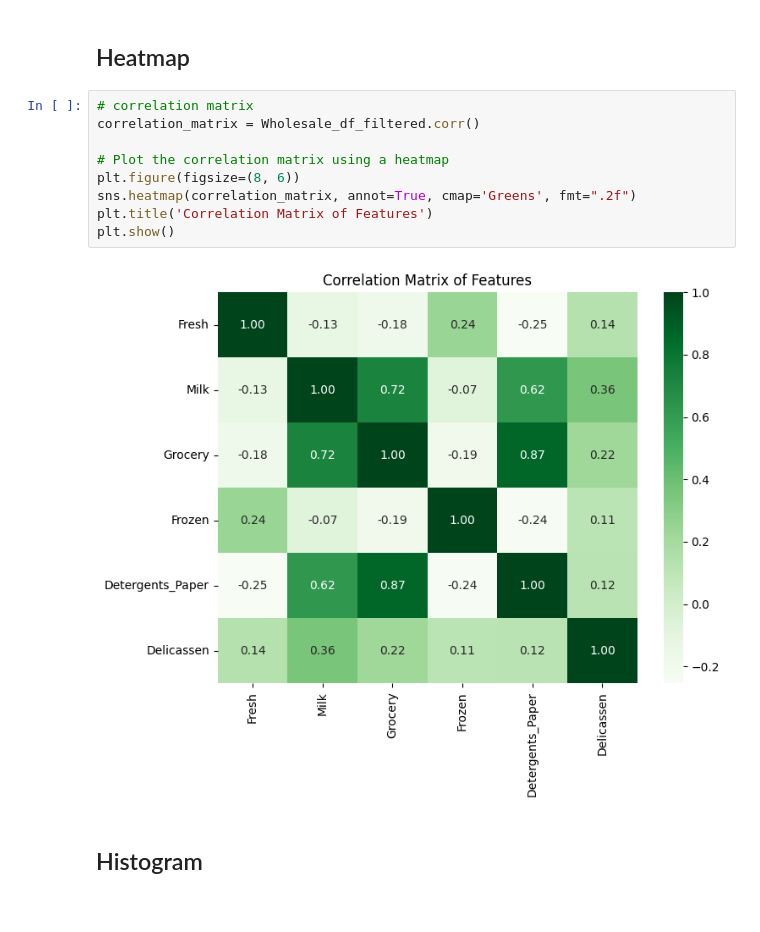
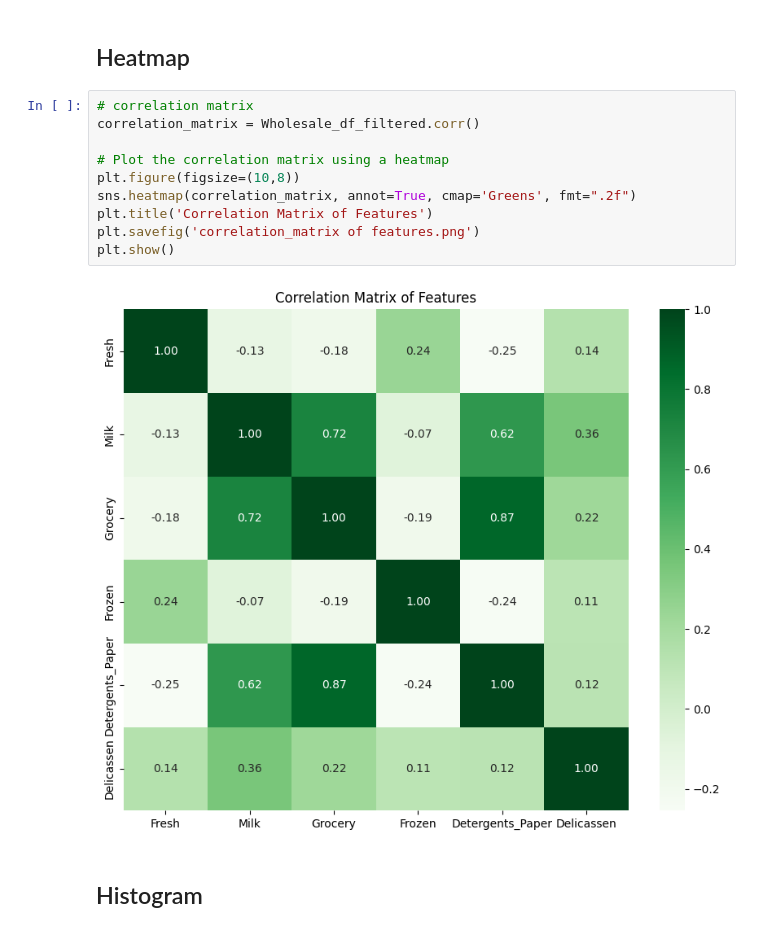
Before and after one commit to SobiaNoorAI/Wholesale-Customer-Segmentation-and-Spending-Behavior-Analysis-By-ML, a Jupyter notebook: K_Means_Clustering_Wholesale_Customers.ipynb, the cells around one changed output. Saved outputs shown, nothing was run; the diff lists cells and outputs as text.

```diff
--- a/K_Means_Clustering_Wholesale_Customers.ipynb
+++ b/K_Means_Clustering_Wholesale_Customers.ipynb
@@ -158,14 +159,15 @@ array([[ 0.77808737, -0.04600204],
 # %%
 # correlation matrix
 correlation_matrix = Wholesale_df_filtered.corr()
 
 # Plot the correlation matrix using a heatmap
-plt.figure(figsize=(8, 6))
+plt.figure(figsize=(10,8))
 sns.heatmap(correlation_matrix, annot=True, cmap='Greens', fmt=".2f")
 plt.title('Correlation Matrix of Features')
+plt.savefig('correlation_matrix of features.png')
 plt.show()
 # %% [output]
-[figure, old version]
+[figure, new version]
 # %% [markdown]
 ## Histogram
 # %%
```
Also changed, not shown: parts of 6 cells of this notebook.
